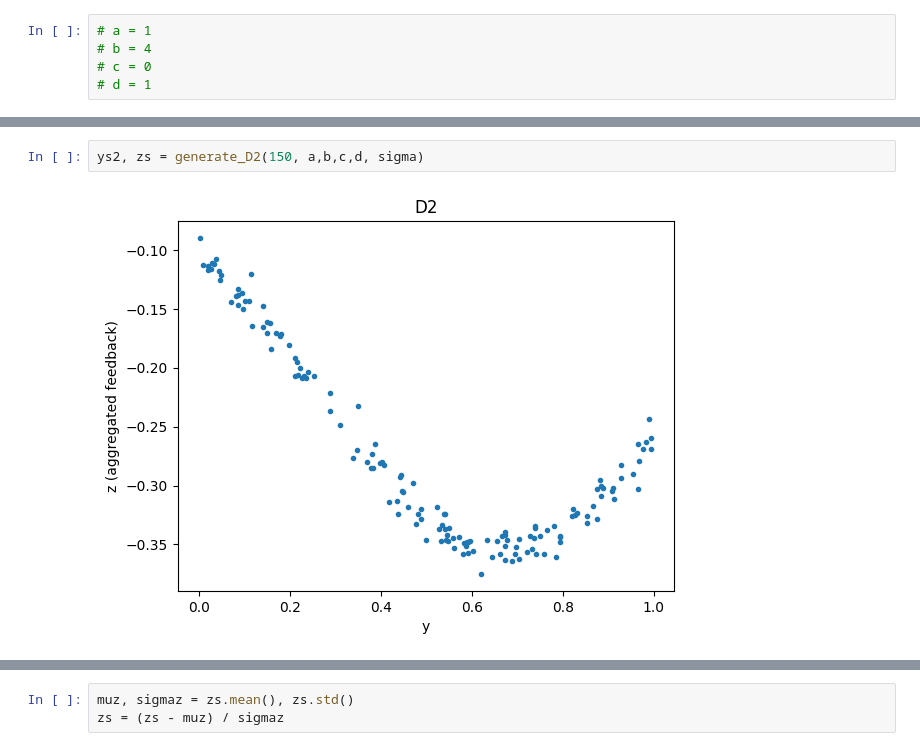
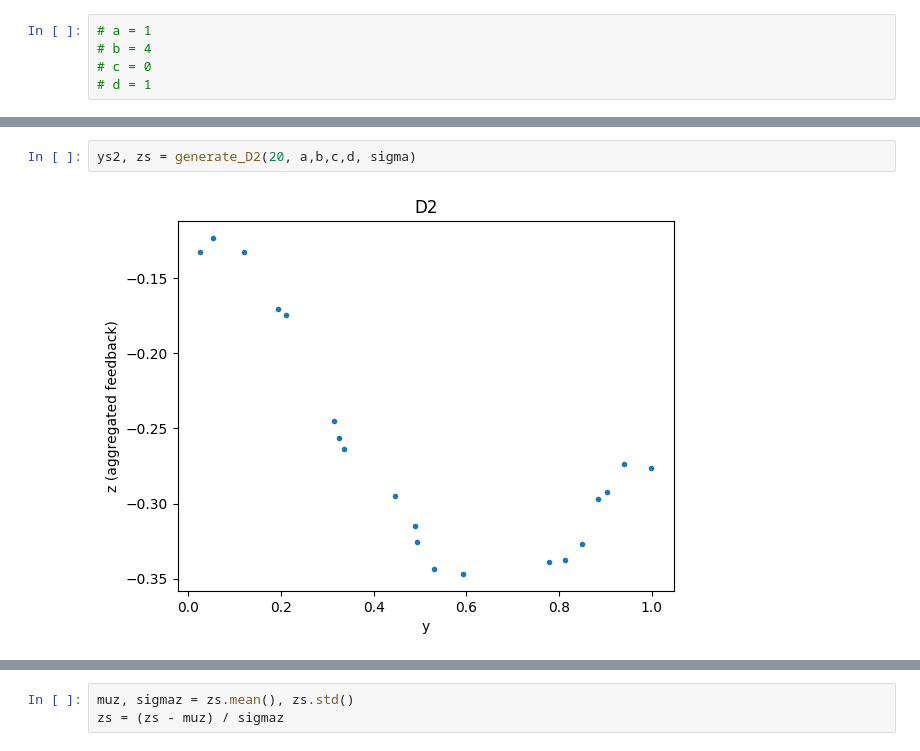
Before and after one commit to Mengyanz/deconditional-downscaling, a Jupyter notebook: simulation.ipynb, the cells around one changed output, grey strips where cells are left out. Drawn from its saved outputs; the diff is of its cells as text.

```diff
--- a/simulation.ipynb
+++ b/simulation.ipynb
@@ -113,4 +118,4 @@ Text(0, 0.5, 'f(x)')
 # %%
-ys2, zs = generate_D2(150, a,b,c,d, sigma)
+ys2, zs = generate_D2(20, a,b,c,d, sigma)
 # %% [output]
-[figure, old version]
+[figure, new version]
```
Also changed, not shown: parts of 50 cells of this notebook, 3 other files.
